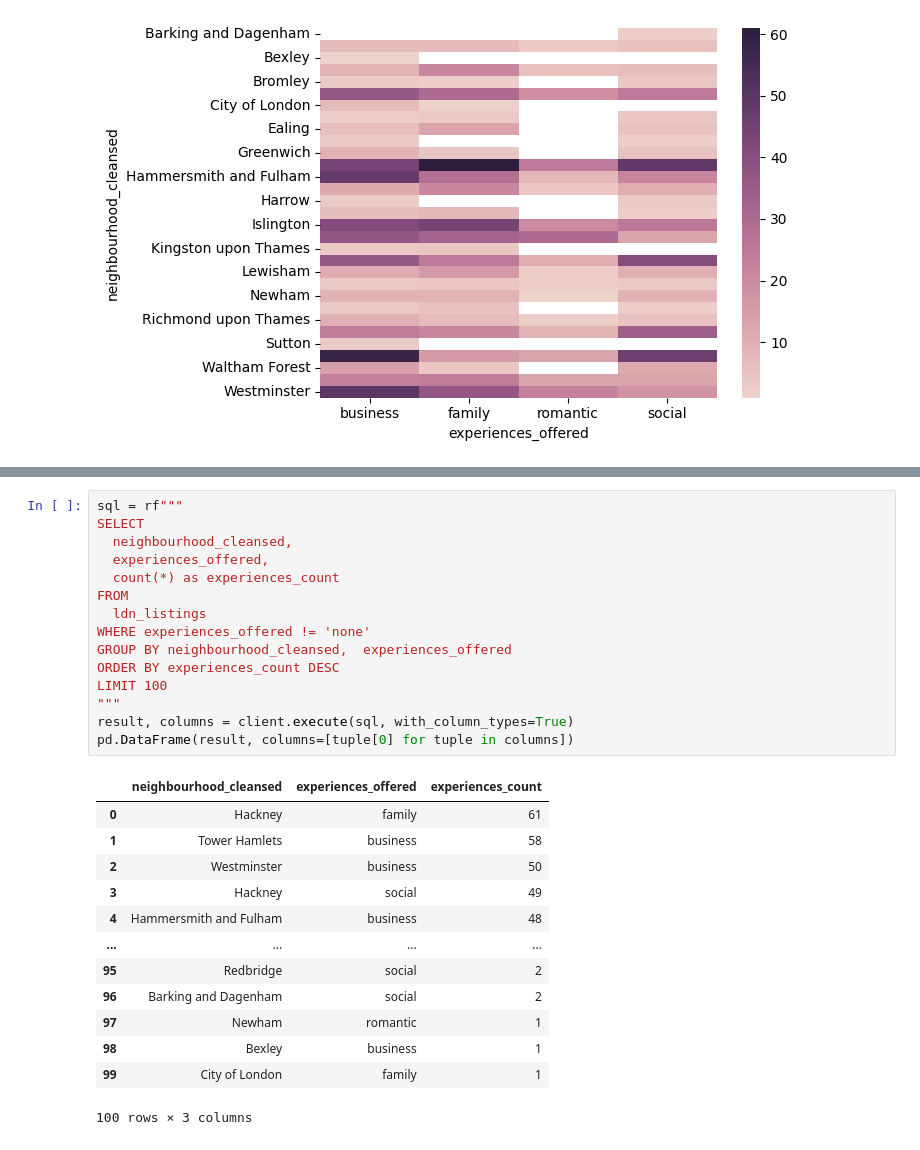
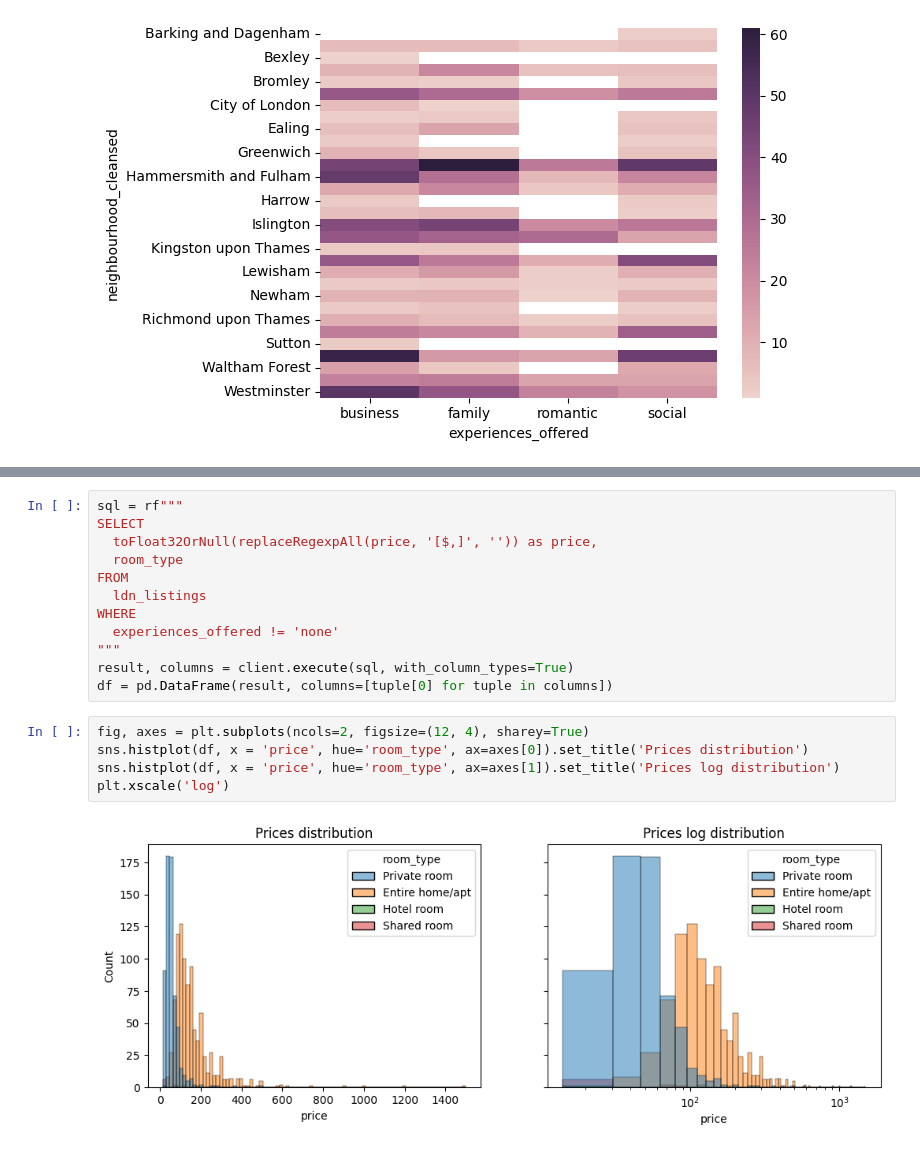
Before and after one commit to aleks-haksly/ClickHouse, a Jupyter notebook: practice/part_6.ipynb, the cells around one changed output, grey strips where cells are left out. Drawn from its saved outputs; the diff is of its cells as text.

```diff
--- a/practice/part_6.ipynb
+++ b/practice/part_6.ipynb
@@ -277,29 +283,19 @@ sns.heatmap(df, cmap=sns.cubehelix_palette(as_cmap=True))
 # %%
 sql = rf"""
 SELECT
-  neighbourhood_cleansed,
-  experiences_offered,
-  count(*) as experiences_count
+  toFloat32OrNull(replaceRegexpAll(price, '[$,]', '')) as price,
+  room_type
 FROM
   ldn_listings
-WHERE experiences_offered != 'none'
-GROUP BY neighbourhood_cleansed,  experiences_offered
-ORDER BY experiences_count DESC
-LIMIT 100
+WHERE
+  experiences_offered != 'none'
 """
 result, columns = client.execute(sql, with_column_types=True)
-pd.DataFrame(result, columns=[tuple[0] for tuple in columns])
+df = pd.DataFrame(result, columns=[tuple[0] for tuple in columns])
-# %% [output]
-|  | neighbourhood_cleansed | experiences_offered | experiences_count |
-| 0 | Hackney | family | 61 |
-| 1 | Tower Hamlets | business | 58 |
-| 2 | Westminster | business | 50 |
-| 3 | Hackney | social | 49 |
-| 4 | Hammersmith and Fulham | business | 48 |
-| ... | ... | ... | ... |
-| 95 | Redbridge | social | 2 |
-| 96 | Barking and Dagenham | social | 2 |
-| 97 | Newham | romantic | 1 |
-| 98 | Bexley | business | 1 |
-| 99 | City of London | family | 1 |
-100 rows × 3 columns
+# %%
+fig, axes = plt.subplots(ncols=2, figsize=(12, 4), sharey=True)
+sns.histplot(df, x = 'price', hue='room_type', ax=axes[0]).set_title('Prices distribution')
+sns.histplot(df, x = 'price', hue='room_type', ax=axes[1]).set_title('Prices log distribution')
+plt.xscale('log')
+# %% [output]
+[figure, added]
```
Also changed, not shown: parts of 2 cells of this notebook.
